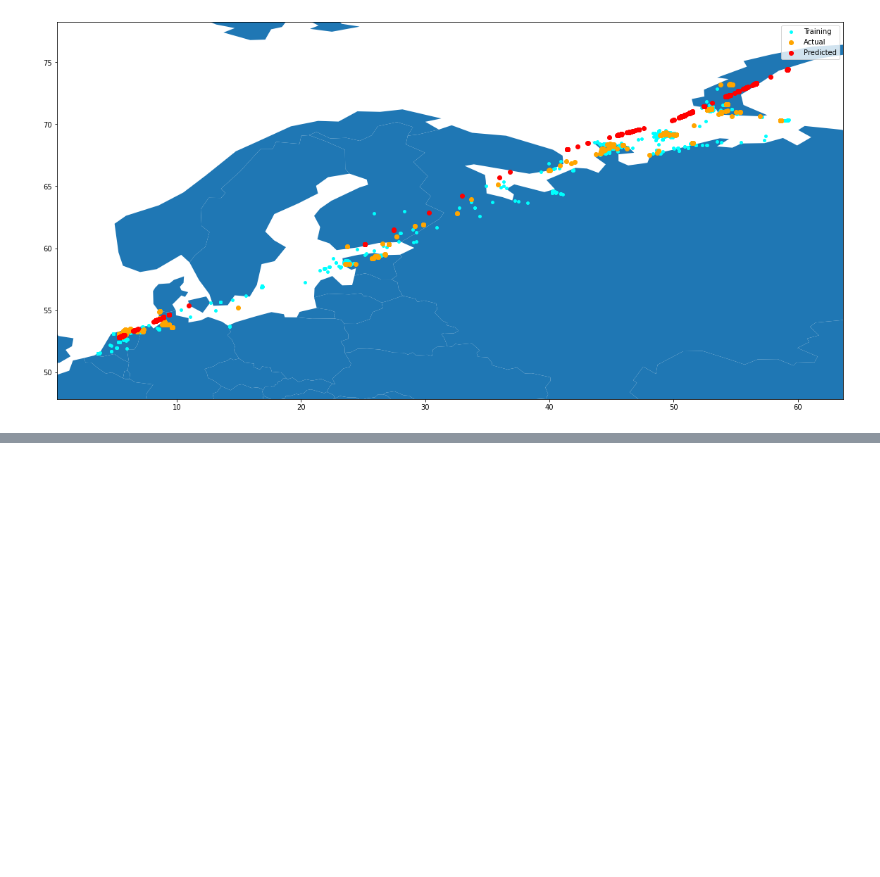
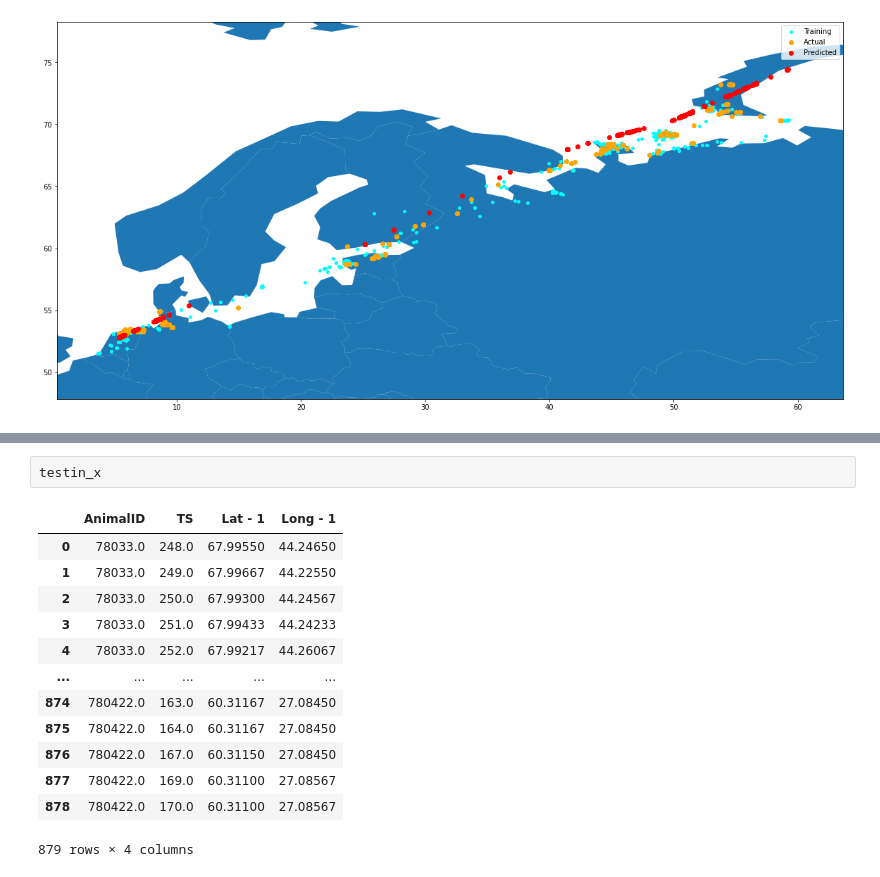
Before and after one commit to JSRist0028/animalmigration, a Jupyter notebook: code/Migration_Data_Prediction_V1.ipynb, the cells around one changed output, grey strips where cells are left out. Cells and saved outputs as stored; diff of their text form; blank space fills up the shorter version.

```diff
--- a/code/Migration_Data_Prediction_V1.ipynb
+++ b/code/Migration_Data_Prediction_V1.ipynb
@@ -306,0 +332,16 @@ ax.legend()
+# %%
+testin_x
+# %% [output]
+|  | AnimalID | TS | Lat - 1 | Long - 1 |
+| 0 | 78033.0 | 248.0 | 67.99550 | 44.24650 |
+| 1 | 78033.0 | 249.0 | 67.99667 | 44.22550 |
+| 2 | 78033.0 | 250.0 | 67.99300 | 44.24567 |
+| 3 | 78033.0 | 251.0 | 67.99433 | 44.24233 |
+| 4 | 78033.0 | 252.0 | 67.99217 | 44.26067 |
+| ... | ... | ... | ... | ... |
+| 874 | 780422.0 | 163.0 | 60.31167 | 27.08450 |
+| 875 | 780422.0 | 164.0 | 60.31167 | 27.08450 |
+| 876 | 780422.0 | 167.0 | 60.31150 | 27.08450 |
+| 877 | 780422.0 | 169.0 | 60.31100 | 27.08567 |
+| 878 | 780422.0 | 170.0 | 60.31100 | 27.08567 |
+879 rows × 4 columns
```
Also changed, not shown: parts of 3 cells of this notebook.
